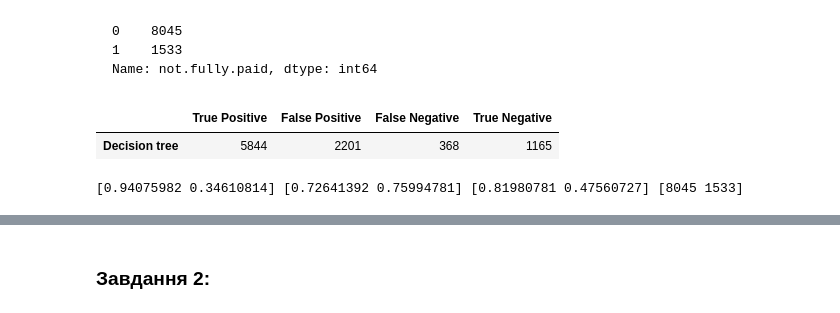
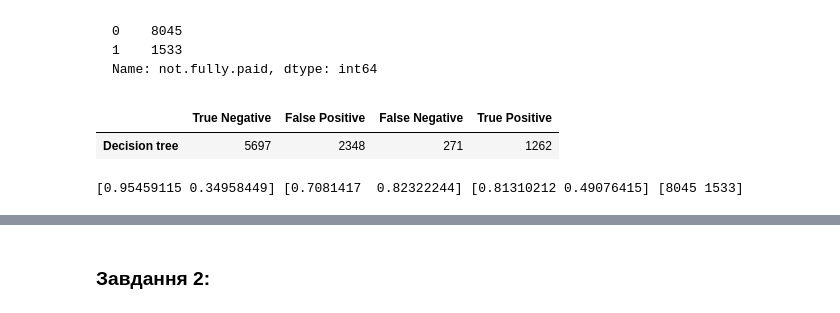
Before and after one commit to TaniaPiekh/DS-17, a Jupyter notebook: Lab 07/Lab work 7.ipynb, the cells around one changed output, grey strips where cells are left out. Saved outputs shown, nothing was run; the diff lists cells and outputs as text; code cells hidden in the pictures.

```diff
--- a/Lab 07/Lab work 7.ipynb
+++ b/Lab 07/Lab work 7.ipynb
@@ -177,29 +177,29 @@ y_test = data['not.fully.paid']
 #7.1 Модель дерево рішень
 
 model1 = DecisionTreeClassifier(random_state=15,
-                                max_depth = 15)
+                                max_depth = 17)
 
 model1.fit(X_train, y_train)
 y_pred_DT = model1.predict(X_test)
 # %%
 # 8.1 Матриця та основні метрики для моделі Дерево рішень
 
 conf_matrix_forDT = confusion_matrix(y_test, y_pred_DT)  #Матриця помилок
 conf_matrix_forDT = conf_matrix_forDT.reshape(1, -1)
-cm1 = pd.DataFrame(conf_matrix_forDT, columns=['True Positive', 'False Positive', 'False Negative', 'True Negative'])
+cm1 = pd.DataFrame(conf_matrix_forDT, columns=['True Negative', 'False Positive', 'False Negative', 'True Positive'])
 cm1.index = ['Decision tree']
 cm1
 # %% [output]
-|  | True Positive | False Positive | False Negative | True Negative |
-| Decision tree | 5844 | 2201 | 368 | 1165 |
+|  | True Negative | False Positive | False Negative | True Positive |
+| Decision tree | 5697 | 2348 | 271 | 1262 |
 # %%
-precision1, recall1, f1_score1, support1 = precision_recall_fscore_support(y_test, y_pred_DT)
+precision1, recall1, f1_score1, support1 = precision_recall_fscore_support(y_test, y_pred_DT, labels=[0, 1])
 metrics_model1 = pd.DataFrame({'precision': precision1, 'recall': recall1, 'f1_score': f1_score1, 'support': support1},
                               index=[0, 1])
 
 print(precision1, recall1, f1_score1, support1)
 # %% [output]
-[0.94075982 0.34610814] [0.72641392 0.75994781] [0.81980781 0.47560727] [8045 1533]
+[0.95459115 0.34958449] [0.7081417  0.82322244] [0.81310212 0.49076415] [8045 1533]
 # %%
 fig = plt.figure(figsize=(25,20))
 
```
Also changed, not shown: parts of 24 cells of this notebook.
